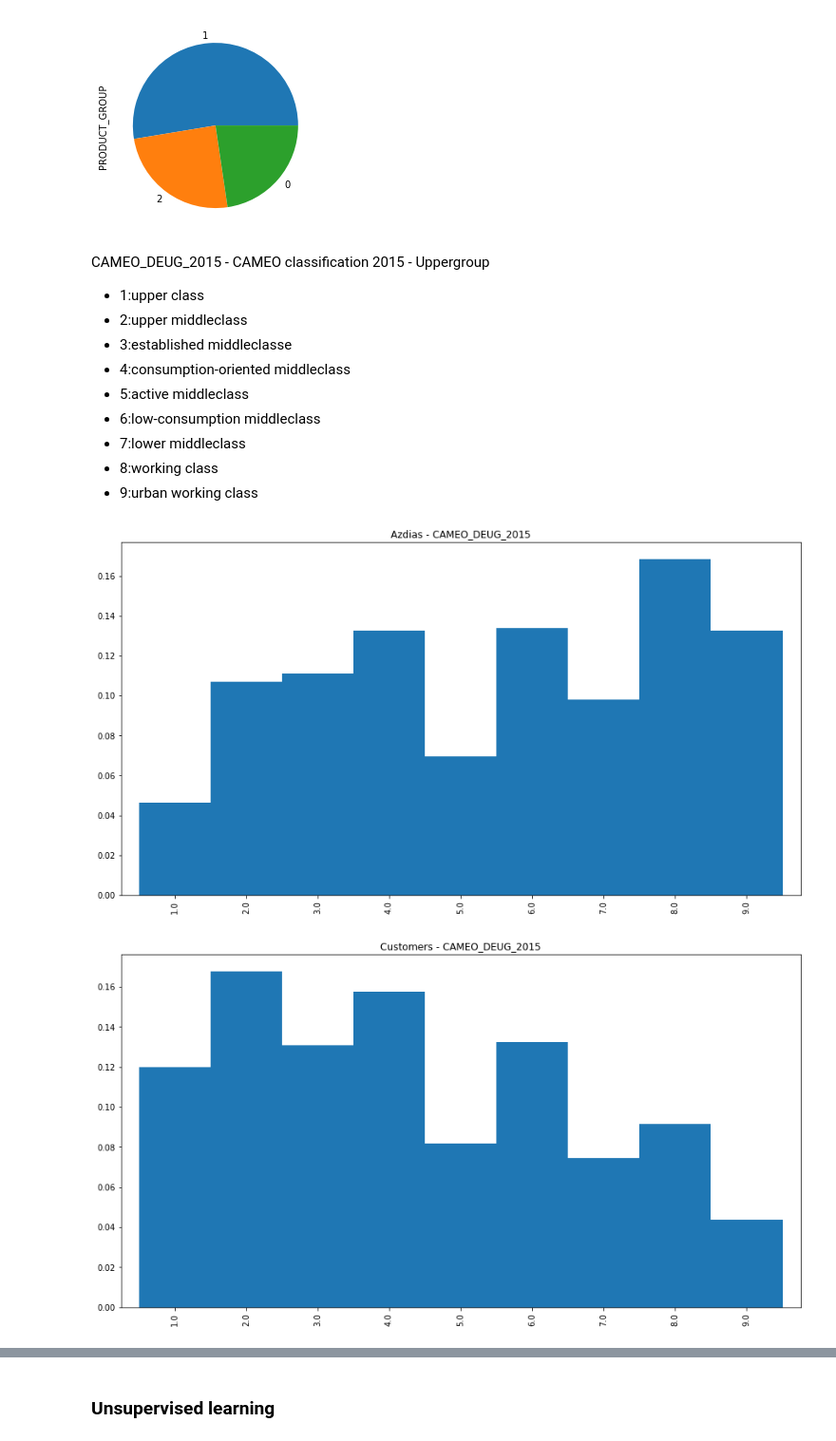
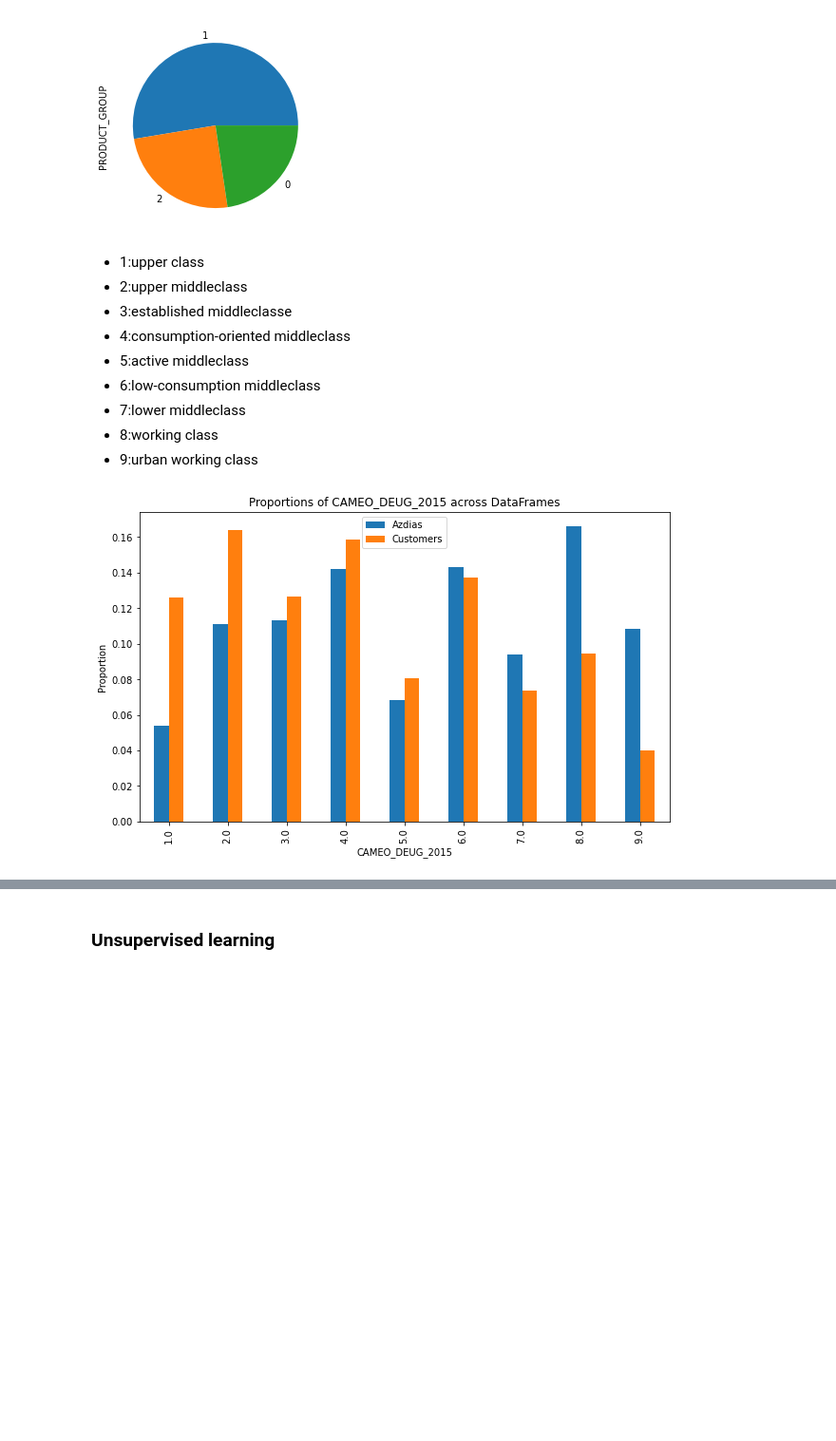
Before and after one commit to ditivaidya/Udacity-Project-IV, a Jupyter notebook: Arvato Project Workbook.ipynb, the cells around one changed output, grey strips where cells are left out. Shown at 95% size. Saved outputs shown, nothing was run; the diff lists cells and outputs as text; code cells hidden in the pictures; blank space fills up the shorter version.

```diff
--- a/Arvato Project Workbook.ipynb
+++ b/Arvato Project Workbook.ipynb
@@ -459,5 +400,30 @@ def createhist(col, df1=azdias_clean, df2=cust_clean):
+# %%
+def viz_difference(feature, df1 = azdias_clean_clust, df2 = cust_clean_clust):
+    '''
+
+    '''
+
+    # % of category df1
+    azdias_perc = df1[feature].value_counts(normalize=True)
+
+    # % of category df2
+    customer_perc = df2[feature].value_counts(normalize=True)
+
+    # Merge the proportions into a single DataFrame
+    df_perc = pd.concat([azdias_perc, customer_perc], axis=1)
+    df_perc.columns = ['Azdias', 'Customers']
+
+    # Sort the DataFrame by the category name for consistent plotting
+    df_perc.sort_index(inplace=True)
+
+    # Plot the bar chart to visualize the proportions
+    df_perc.plot(kind='bar', figsize=(10, 6))
+    plt.xlabel(feature)
+    plt.ylabel('Proportion')
+    plt.title(f'Proportions of {feature} across DataFrames')
+    plt.legend()
+    plt.show()
 # %% [markdown]
-CAMEO_DEUG_2015 - CAMEO classification 2015 - Uppergroup
 - 1:upper class
 - 2:upper middleclass
 - 3:established middleclasse
@@ -467,8 +433,7 @@ CAMEO_DEUG_2015 - CAMEO classification 2015 - Uppergroup
 - 7:lower middleclass
 - 8:working class
 - 9:urban working class
-# %%
-createhist('CAMEO_DEUG_2015')
-# %% [output]
-[figure, removed]
-[figure, removed]
+# %%
+viz_difference('CAMEO_DEUG_2015', df1 = azdias_clean_clust, df2 = cust_clean_clust)
+# %% [output]
+[figure, added]
```
Also changed, not shown: parts of 34 cells of this notebook.
